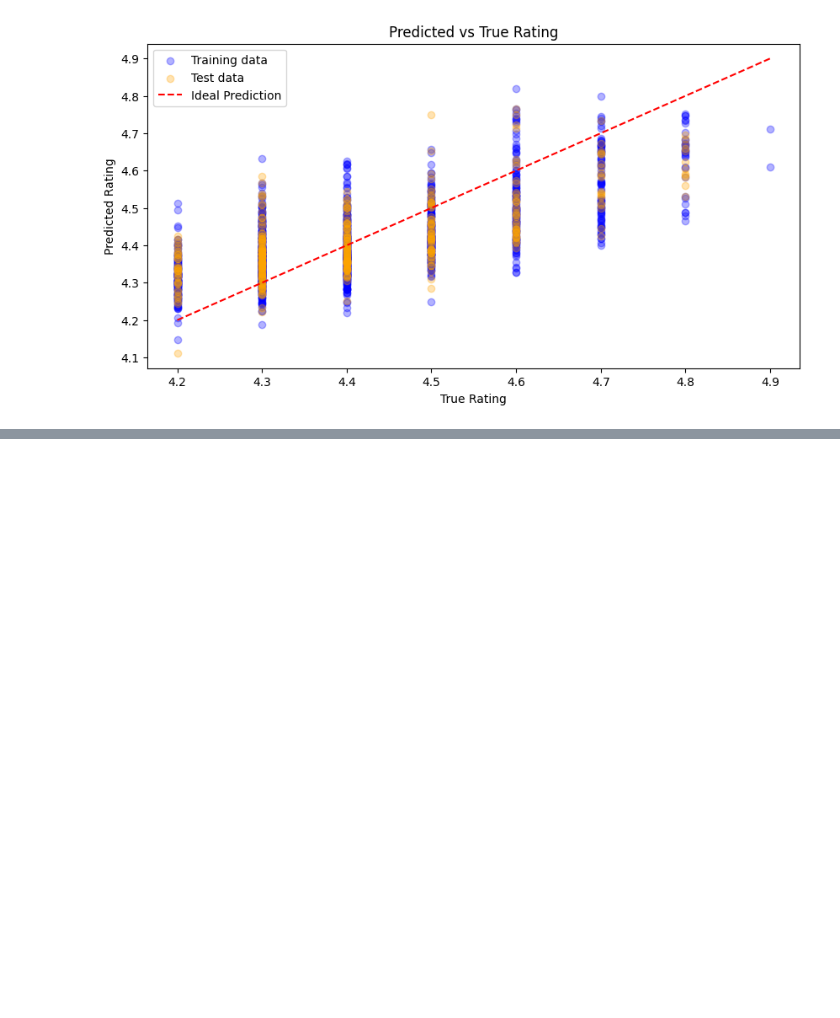
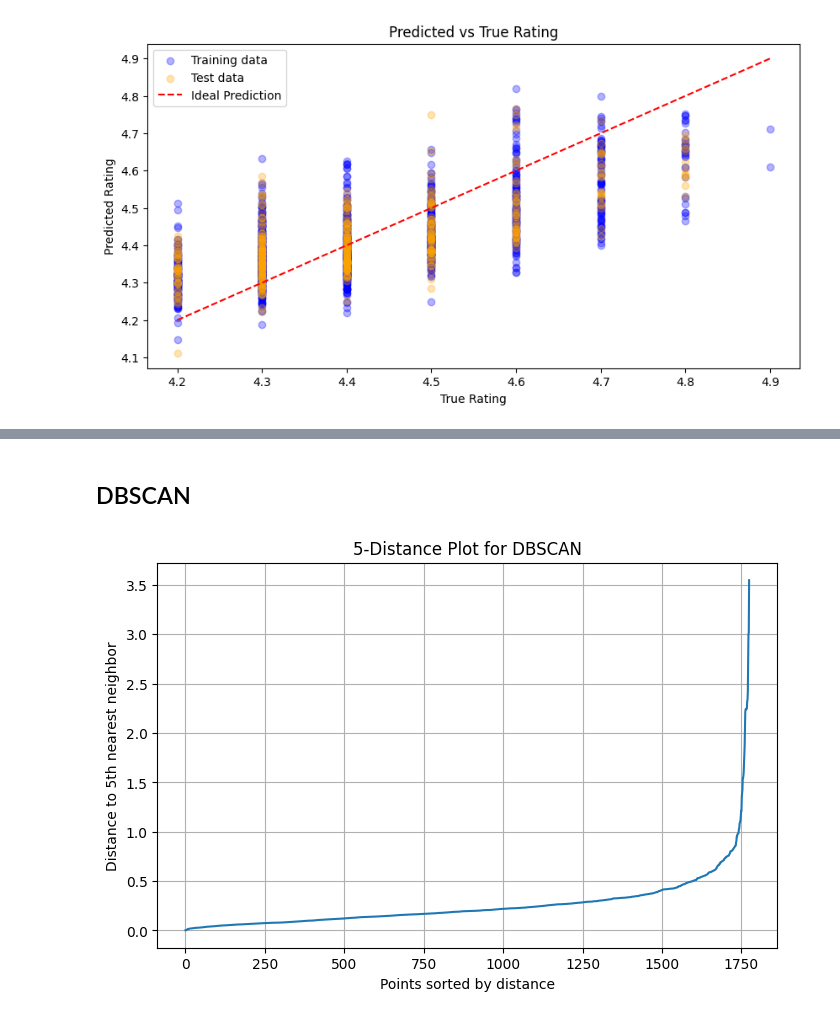
Before and after one commit to SailorJens/ML_Uni_Notebooks, a Jupyter notebook: week5_wine_testing.ipynb, the cells around one changed output, grey strips where cells are left out. Saved outputs shown, nothing was run; the diff lists cells and outputs as text; code cells hidden in the pictures; blank space fills up the shorter version.

```diff
--- a/week5_wine_testing.ipynb
+++ b/week5_wine_testing.ipynb
@@ -410,0 +502,29 @@ R^2 Score: 0.4999371815596002
+# %% [markdown]
+## DBSCAN
+# %%
+from sklearn.neighbors import NearestNeighbors
+import numpy as np
+import matplotlib.pyplot as plt
+
+# Scale the data first!
+from sklearn.preprocessing import StandardScaler
+X_scaled = StandardScaler().fit_transform(df_features_quality)
+
+# Compute distances to the k-th nearest neighbor (e.g. k = min_samples = 5)
+k = 5
+neighbors = NearestNeighbors(n_neighbors=k)
+neighbors_fit = neighbors.fit(X_scaled)
+distances, indices = neighbors_fit.kneighbors(X_scaled)
+
+# Sort distances to the k-th neighbor
+k_distances = np.sort(distances[:, k-1])
+
+plt.figure(figsize=(8, 5))
+plt.plot(k_distances)
+plt.title(f"{k}-Distance Plot for DBSCAN")
+plt.xlabel("Points sorted by distance")
+plt.ylabel(f"Distance to {k}th nearest neighbor")
+plt.grid(True)
+plt.show()
+# %% [output]
+[figure, added]
```
Also changed, not shown: parts of 14 cells of this notebook.
